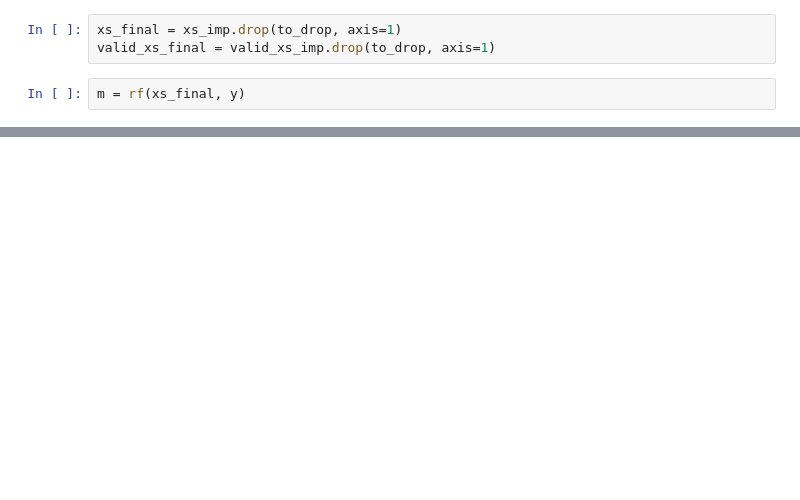
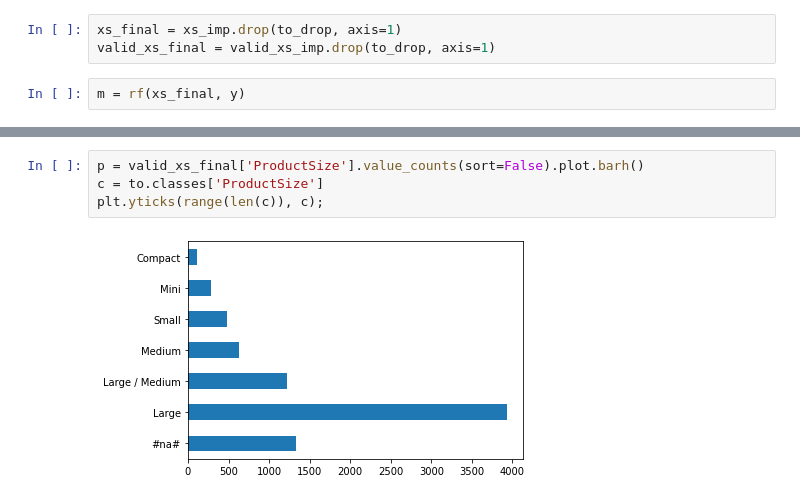
Before and after one commit to satani99/practical_deep_learning_for_coders, a Jupyter notebook: fast_ai_9.ipynb, the cells around one changed output, grey strips where cells are left out. Saved outputs shown, nothing was run; the diff lists cells and outputs as text; blank space fills up the shorter version.

```diff
--- a/fast_ai_9.ipynb
+++ b/fast_ai_9.ipynb
@@ -363,0 +360,6 @@ m_rmse(m, xs_final, y), m_rmse(m, valid_xs_final, valid_y)
+# %%
+p = valid_xs_final['ProductSize'].value_counts(sort=False).plot.barh()
+c = to.classes['ProductSize']
+plt.yticks(range(len(c)), c);
+# %% [output]
+[figure, added]
```
Also changed, not shown: parts of 52 cells of this notebook.
